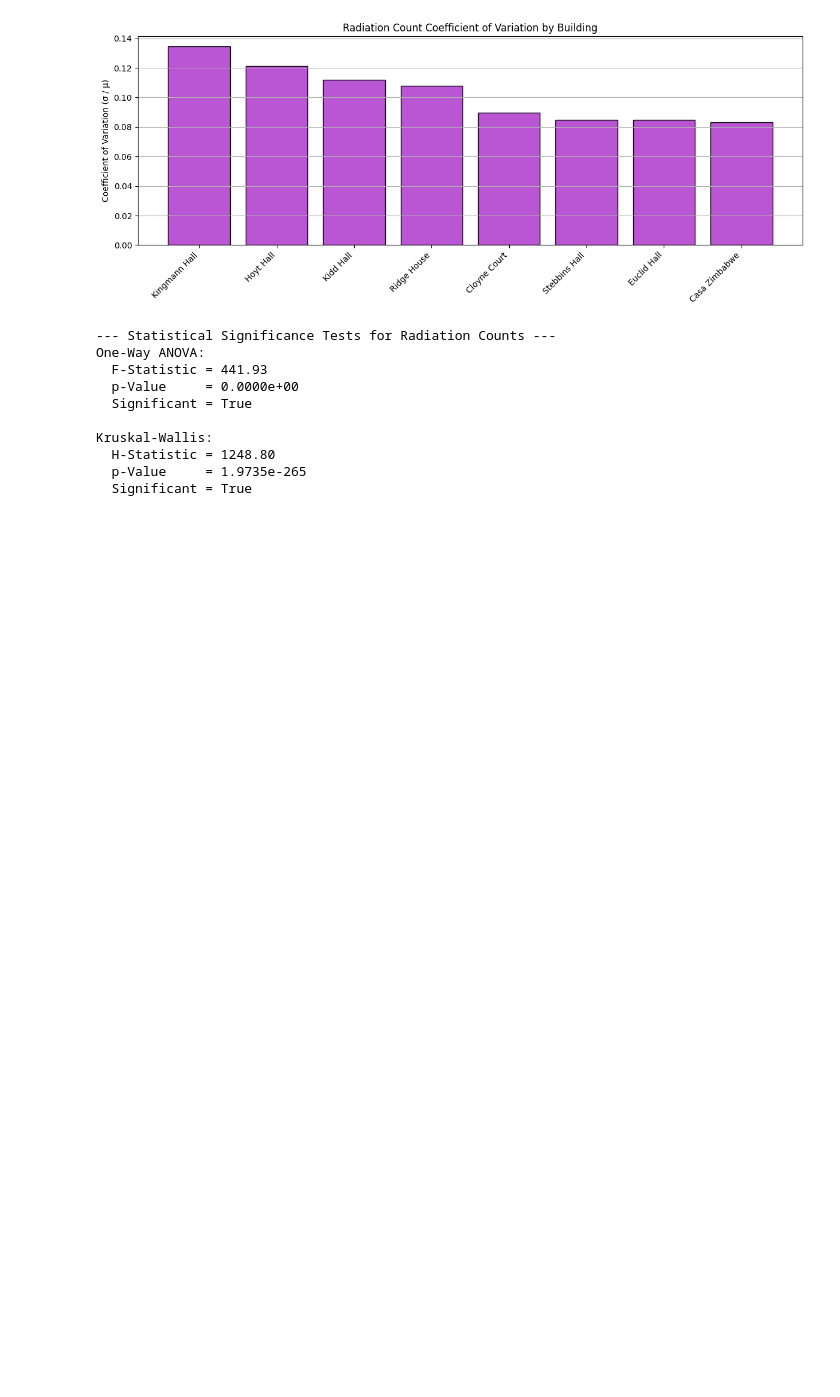
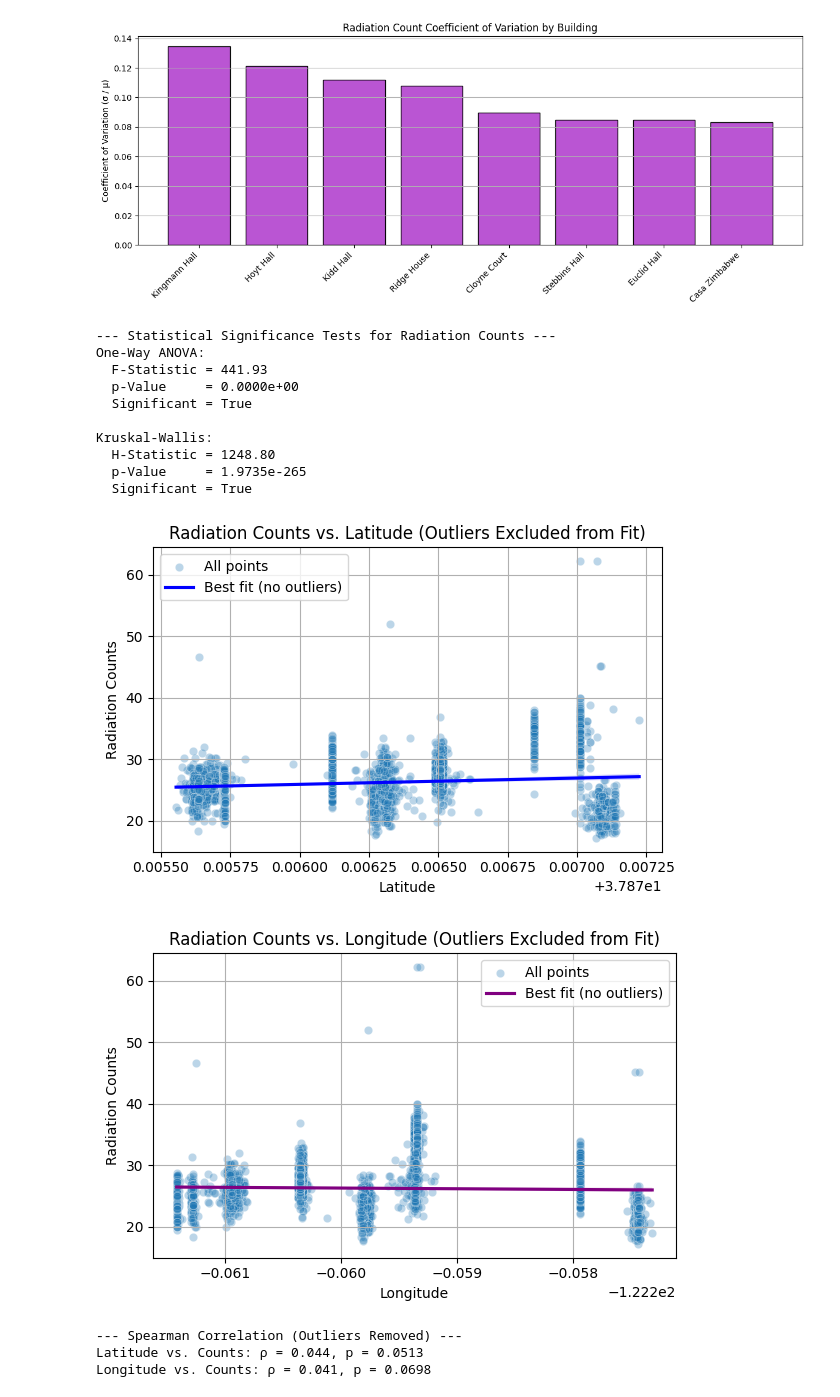
Before and after one commit to isaklavsky/E11_coolpeople, a Jupyter notebook: Final Project/Final_Project_Analysis.ipynb, the cells around one changed output. Saved outputs shown, nothing was run; the diff lists cells and outputs as text; code cells hidden in the pictures; blank space fills up the shorter version.

```diff
--- a/Final Project/Final_Project_Analysis.ipynb
+++ b/Final Project/Final_Project_Analysis.ipynb
@@ -260,3 +274,56 @@ Kruskal-Wallis:
   H-Statistic = 1248.80
   p-Value     = 1.9735e-265
   Significant = True
+# %%
+# Combine all raw data
+combined_df = pd.concat(location_data.values(), ignore_index=True)
+combined_df_clean = combined_df.dropna(subset=['Latitude', 'Longitude', 'counts'])
+
+# Outlier removal using IQR method on radiation counts ---
+Q1 = combined_df_clean['counts'].quantile(0.25)
+Q3 = combined_df_clean['counts'].quantile(0.75)
+IQR = Q3 - Q1
+lower_bound = Q1 - 1.5 * IQR
+upper_bound = Q3 + 1.5 * IQR
+
+# Create filtered subset excluding outliers
+filtered_df = combined_df_clean[(combined_df_clean['counts'] >= lower_bound) &
+                                 (combined_df_clean['counts'] <= upper_bound)]
+
+# Plot 7: Counts vs. Latitude
+plt.figure(figsize=(6, 4))
+sns.scatterplot(data=combined_df_clean, x='Latitude', y='counts', alpha=0.3, label='All points')
+sns.regplot(data=filtered_df, x='Latitude', y='counts', scatter=False, color='blue', label='Best fit (no outliers)')
+plt.title("Radiation Counts vs. Latitude (Outliers Excluded from Fit)")
+plt.xlabel("Latitude")
+plt.ylabel("Radiation Counts")
+plt.legend()
+plt.grid(True)
+plt.tight_layout()
+plt.show()
+
+# Plot 8: Counts vs. Longitude
+plt.figure(figsize=(6, 4))
+sns.scatterplot(data=combined_df_clean, x='Longitude', y='counts', alpha=0.3, label='All points')
+sns.regplot(data=filtered_df, x='Longitude', y='counts', scatter=False, color='purple', label='Best fit (no outliers)')
+plt.title("Radiation Counts vs. Longitude (Outliers Excluded from Fit)")
+plt.xlabel("Longitude")
+plt.ylabel("Radiation Counts")
+plt.legend()
+plt.grid(True)
+plt.tight_layout()
+plt.show()
+
+# Correlation on filtered data
+lat_corr, lat_p = spearmanr(filtered_df['Latitude'], filtered_df['counts'])
+lon_corr, lon_p = spearmanr(filtered_df['Longitude'], filtered_df['counts'])
+
+print("\n--- Spearman Correlation (Outliers Removed) ---")
+print(f"Latitude vs. Counts: ρ = {lat_corr:.3f}, p = {lat_p:.4f}")
+print(f"Longitude vs. Counts: ρ = {lon_corr:.3f}, p = {lon_p:.4f}")
+# %% [output]
+[figure, added]
+[figure, added]
+--- Spearman Correlation (Outliers Removed) ---
+Latitude vs. Counts: ρ = 0.044, p = 0.0513
+Longitude vs. Counts: ρ = 0.041, p = 0.0698
```
Also changed, not shown: parts of 3 cells of this notebook.
